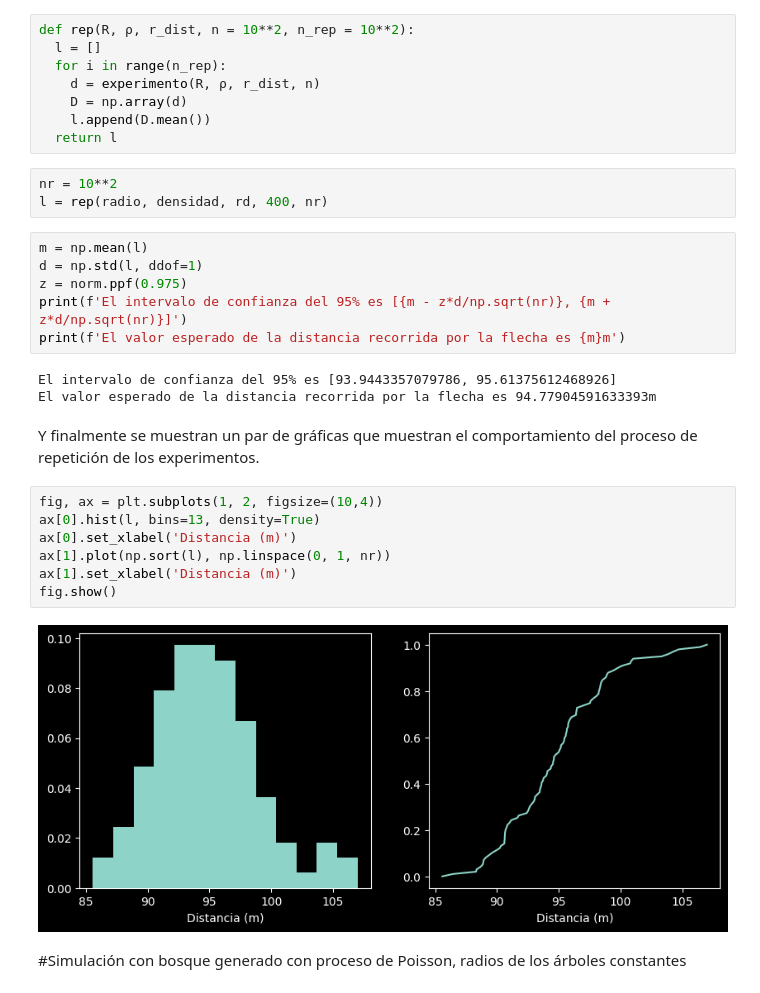
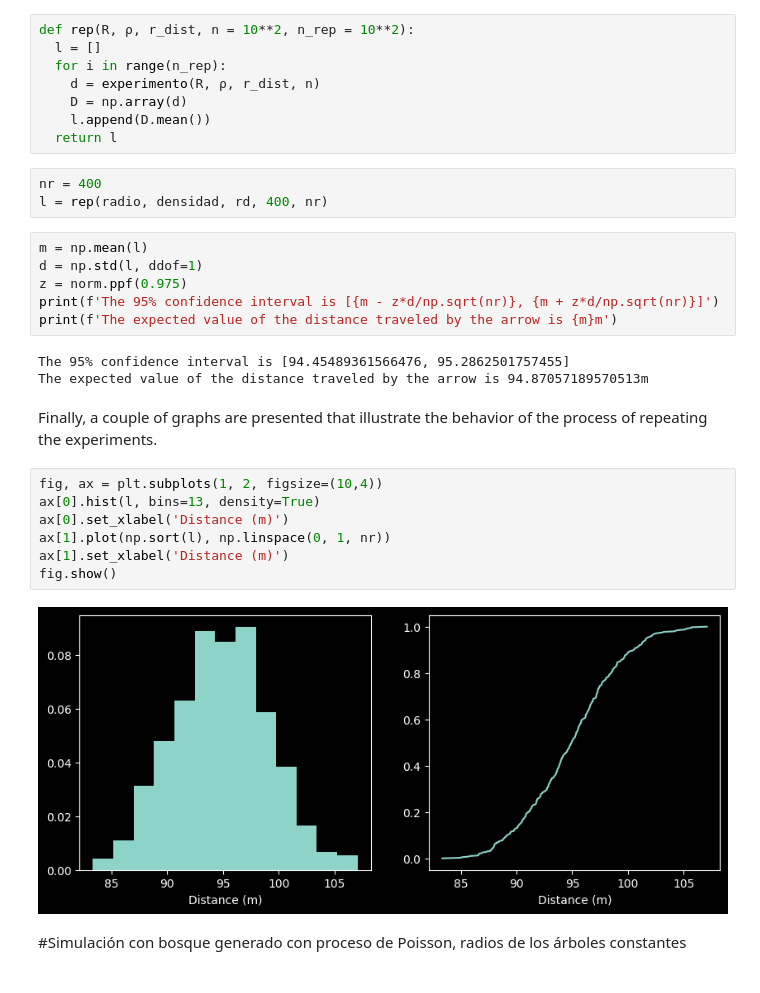
Before and after one commit to Vixuz144/Robin-Hood, a Jupyter notebook: Robin_Hood[EN].ipynb, the cells around one changed output. Drawn from its saved outputs; the diff is of its cells as text.

```diff
--- a/Robin_Hood[EN].ipynb
+++ b/Robin_Hood[EN].ipynb
@@ -663,28 +663,28 @@ def rep(R, ρ, r_dist, n = 10**2, n_rep = 10**2):
     l.append(D.mean())
   return l
 # %%
-nr = 10**2
+nr = 400
 l = rep(radio, densidad, rd, 400, nr)
 # %%
 m = np.mean(l)
 d = np.std(l, ddof=1)
 z = norm.ppf(0.975)
-print(f'El intervalo de confianza del 95% es [{m - z*d/np.sqrt(nr)}, {m + z*d/np.sqrt(nr)}]')
-print(f'El valor esperado de la distancia recorrida por la flecha es {m}m')
+print(f'The 95% confidence interval is [{m - z*d/np.sqrt(nr)}, {m + z*d/np.sqrt(nr)}]')
+print(f'The expected value of the distance traveled by the arrow is {m}m')
 # %% [output]
-El intervalo de confianza del 95% es [93.9443357079786, 95.61375612468926]
-El valor esperado de la distancia recorrida por la flecha es 94.77904591633393m
+The 95% confidence interval is [94.45489361566476, 95.2862501757455]
+The expected value of the distance traveled by the arrow is 94.87057189570513m
-# %% [markdown]
-Y finalmente se muestran un par de gráficas que muestran el comportamiento del proceso de repetición de los experimentos.
+# %% [markdown]
+Finally, a couple of graphs are presented that illustrate the behavior of the process of repeating the experiments.
 # %%
 fig, ax = plt.subplots(1, 2, figsize=(10,4))
 ax[0].hist(l, bins=13, density=True)
-ax[0].set_xlabel('Distancia (m)')
+ax[0].set_xlabel('Distance (m)')
 ax[1].plot(np.sort(l), np.linspace(0, 1, nr))
-ax[1].set_xlabel('Distancia (m)')
+ax[1].set_xlabel('Distance (m)')
 fig.show()
 # %% [output]
-[figure, old version]
+[figure, new version]
 # %% [markdown]
 #Simulación con bosque generado con proceso de Poisson, radios de los árboles constantes
 # %% [markdown]
```
